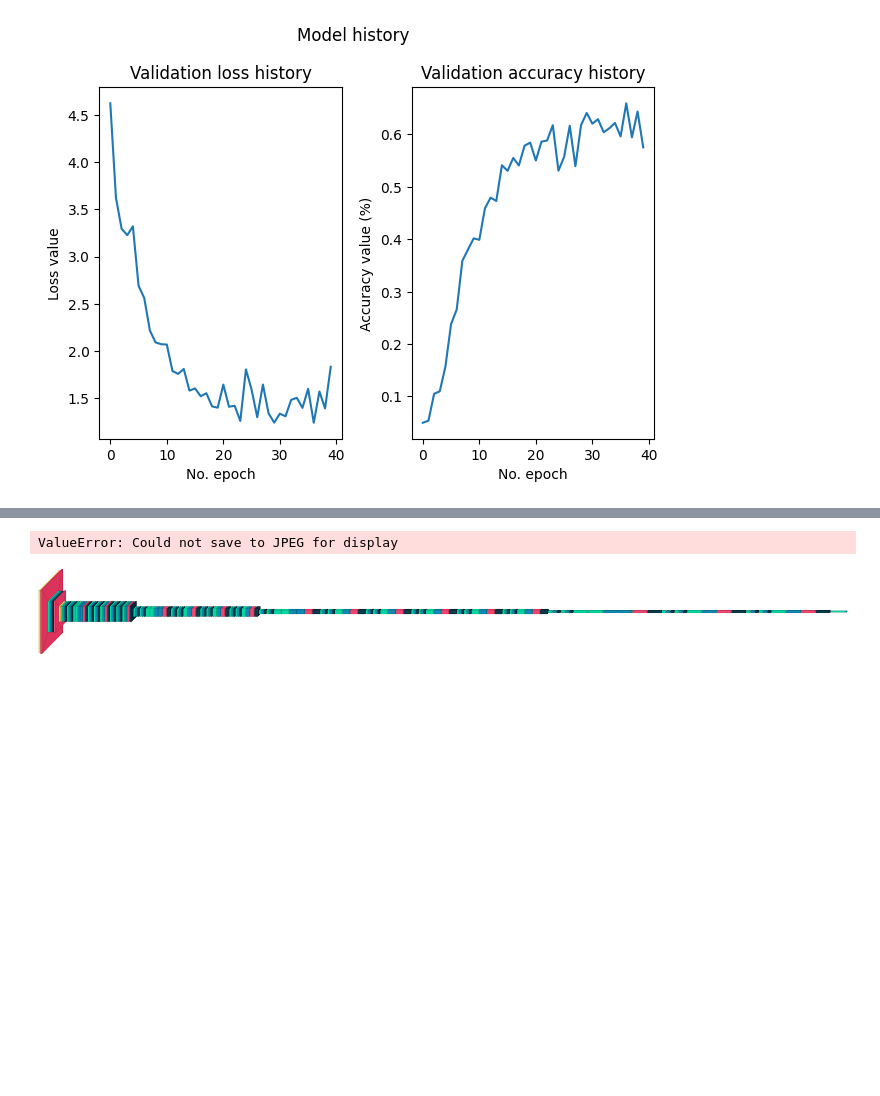
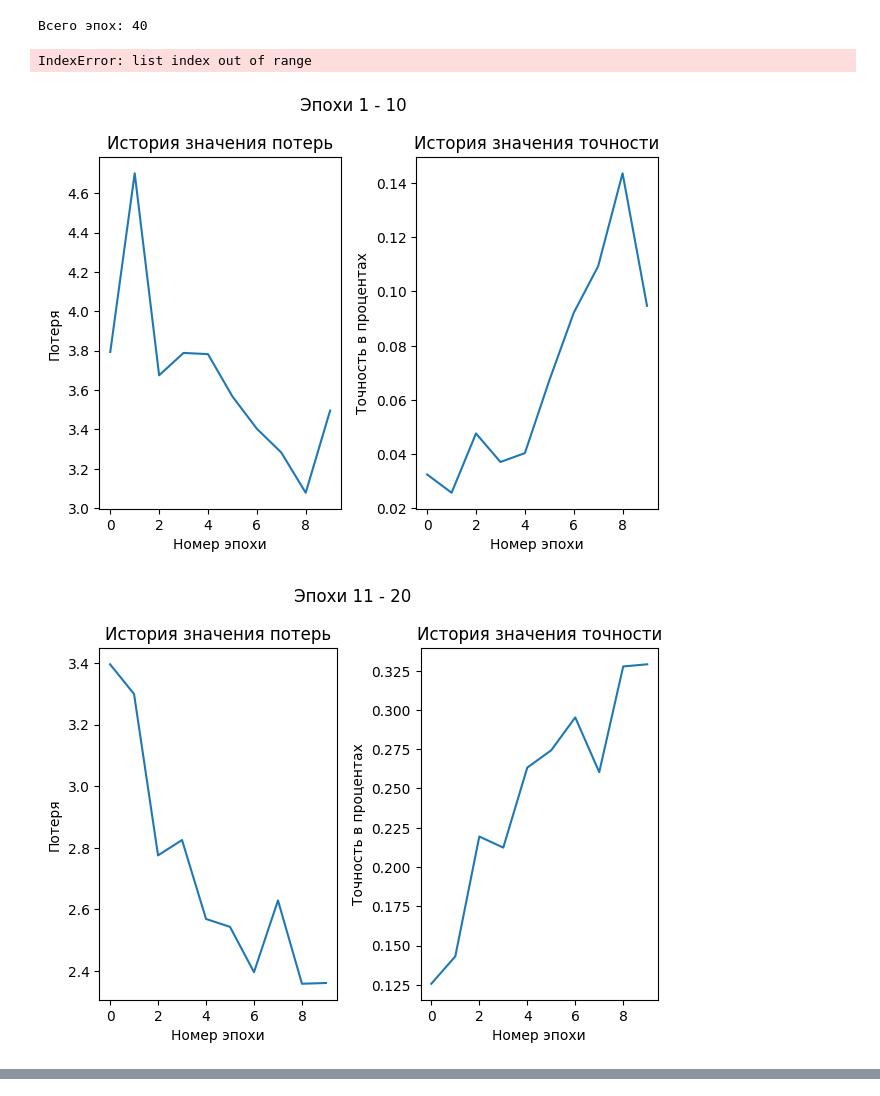
Before and after one commit to sueta1995/CourseWork_TRPS, a Jupyter notebook: classification/odonata_model.ipynb, the cells around one changed output, grey strips where cells are left out. Drawn from its saved outputs; the diff is of its cells as text; code cells hidden in the pictures; blank space fills up the shorter version.

```diff
--- a/classification/odonata_model.ipynb
+++ b/classification/odonata_model.ipynb
@@ -83,11 +135,13 @@ model.summary()
 # %%
-history = model.fit(
-    train_generator,
-#     steps_per_epoch=train_num // BATCH_SIZE,
-    validation_data=valid_generator,
-#     validation_steps=valid_num // BATCH_SIZE,
-    batch_size=BATCH_SIZE,
-    epochs=EPOCHS,
-    verbose=1
-)
+for _ in range(EPOCHS):
+    print(f"Десятка эпох: {_ + 1}")
+
+    history.append(model.fit(
+        train_generator(),
+        validation_data=valid_generator(),
+        epochs=10,
+        callbacks=callbacks
+    ))
+
+    all_epochs += 10
 # %% [output]
@@ -118 +176,5 @@ Epoch 40/40
+# %%
+print(f"Всего эпох: {all_epochs}")
+# %% [output]
+Всего эпох: 40
 # %%
@@ -120,20 +182,23 @@ model.save('/mnt/d/odonata_model_res.h5')
 # %%
-fig, axes = plt.subplots(nrows=1, ncols=2)
+for _ in range(EPOCHS):
+    fig, axes = plt.subplots(nrows=1, ncols=2)
 
-# Plot history: Loss
-axes[0].plot(history.history['val_loss'])
-axes[0].set_title('Validation loss history')
-axes[0].set_ylabel('Loss value')
-axes[0].set_xlabel('No. epoch')
+    # Plot history: Loss
+    axes[0].plot(history[_].history['val_loss'])
+    axes[0].set_title('История значения потерь')
+    axes[0].set_ylabel('Потеря')
+    axes[0].set_xlabel('Номер эпохи')
 
-# Plot history: accuracy
-axes[1].plot(history.history['val_accuracy'])
-axes[1].set_title('Validation accuracy history')
-axes[1].set_ylabel('Accuracy value (%)')
-axes[1].set_xlabel('No. epoch')
+    # Plot history: accuracy
+    axes[1].plot(history[_].history['val_accuracy'])
+    axes[1].set_title('История значения точности')
+    axes[1].set_ylabel('Точность в процентах')
+    axes[1].set_xlabel('Номер эпохи')
 
-fig.suptitle('Model history')
-plt.tight_layout()
-fig.savefig('/mnt/d/history_model.png', bbox_inches='tight')
+    fig.suptitle(f'Эпохи {_ * 10 + 1} - {_ * 10 + 10}')
+    plt.tight_layout()
+    fig.savefig(f'/mnt/d/model_history_updated/{_}.png', bbox_inches='tight')
 # %% [output]
+IndexError: list index out of range
-[figure, old version]
+[figure, new version]
+[figure, added]
@@ -140,7 +207,0 @@ fig.savefig('/mnt/d/history_model.png', bbox_inches='tight')
-# %%
-import visualkeras
-
-visualkeras.layered_view(model, to_file='/mnt/d/visual_model_res.png')
-# %% [output]
-ValueError: Could not save to JPEG for display
-[figure, removed]
```
Also changed, not shown: parts of 11 cells of this notebook, 2 other files.
